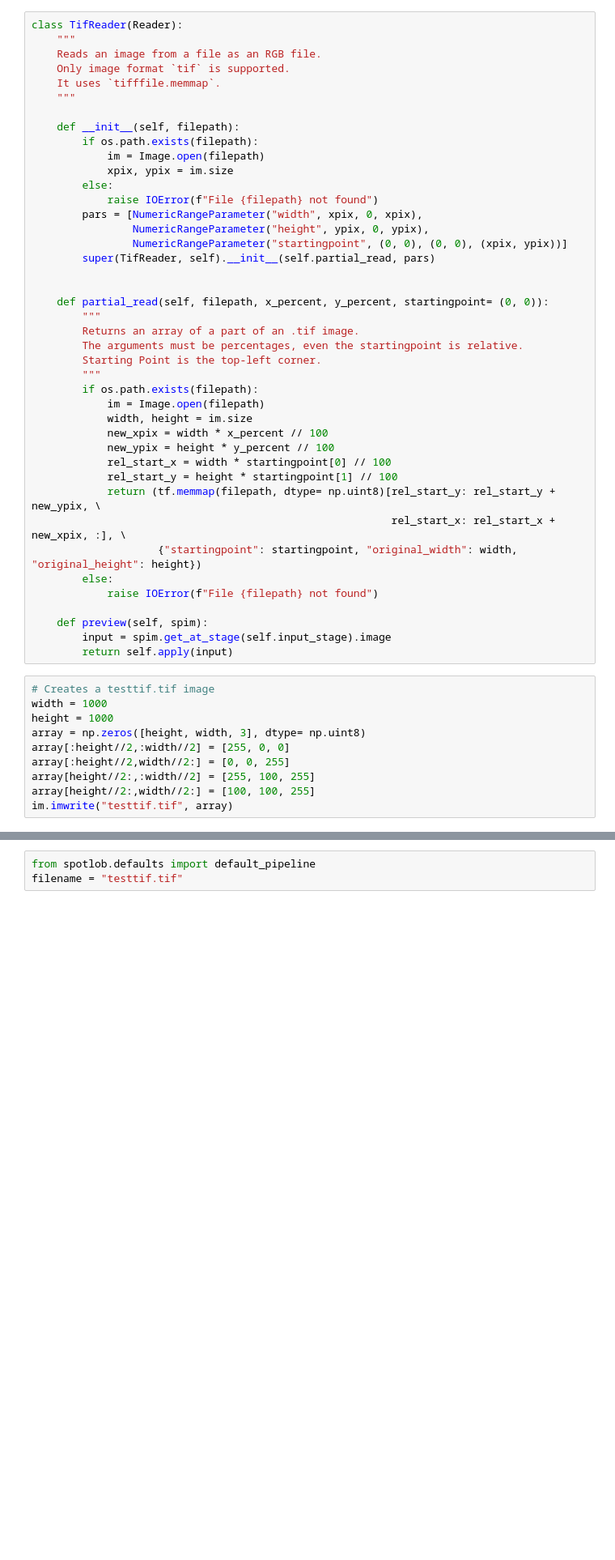
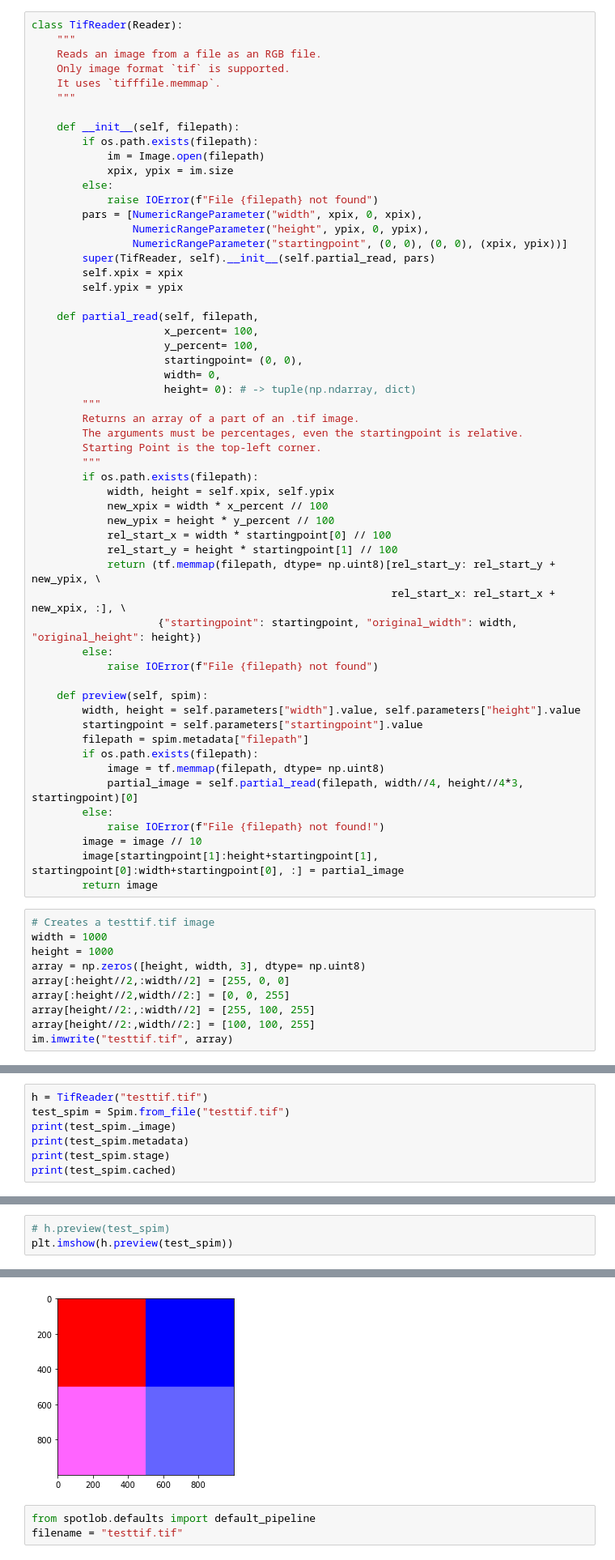
Before and after one commit to fa-me/spotlob, a Jupyter notebook: notebooks/new_tiff_reader.ipynb, the cells around one changed output, grey strips where cells are left out. Shown at 81% size. Saved outputs shown, nothing was run; the diff lists cells and outputs as text; blank space fills up the shorter version.

Commit message:
Latest version of the tifreader and the beginning of a test

```diff
--- a/notebooks/new_tiff_reader.ipynb
+++ b/notebooks/new_tiff_reader.ipynb
@@ -33,17 +34,22 @@ class TifReader(Reader):
                 NumericRangeParameter("height", ypix, 0, ypix),
                 NumericRangeParameter("startingpoint", (0, 0), (0, 0), (xpix, ypix))]
         super(TifReader, self).__init__(self.partial_read, pars)
+        self.xpix = xpix
+        self.ypix = ypix
 
-
-    def partial_read(self, filepath, x_percent, y_percent, startingpoint= (0, 0)):
+    def partial_read(self, filepath,
+                     x_percent= 100,
+                     y_percent= 100,
+                     startingpoint= (0, 0),
+                     width= 0,
+                     height= 0): # -> tuple(np.ndarray, dict)
         """
         Returns an array of a part of an .tif image.
         The arguments must be percentages, even the startingpoint is relative.
         Starting Point is the top-left corner.
         """
         if os.path.exists(filepath):
-            im = Image.open(filepath)
-            width, height = im.size
+            width, height = self.xpix, self.ypix
             new_xpix = width * x_percent // 100
             new_ypix = height * y_percent // 100
             rel_start_x = width * startingpoint[0] // 100
@@ -55,8 +61,17 @@ class TifReader(Reader):
             raise IOError(f"File {filepath} not found")
 
     def preview(self, spim):
-        input = spim.get_at_stage(self.input_stage).image
-        return self.apply(input)
+        width, height = self.parameters["width"].value, self.parameters["height"].value
+        startingpoint = self.parameters["startingpoint"].value
+        filepath = spim.metadata["filepath"]
+        if os.path.exists(filepath):
+            image = tf.memmap(filepath, dtype= np.uint8)
+            partial_image = self.partial_read(filepath, width//4, height//4*3, startingpoint)[0]
+        else:
+            raise IOError(f"File {filepath} not found!")
+        image = image // 10
+        image[startingpoint[1]:height+startingpoint[1], startingpoint[0]:width+startingpoint[0], :] = partial_image
+        return image
 # %%
 # Creates a testtif.tif image
 width = 1000
@@ -71,0 +85,7 @@ h = TifReader("testtif.tif")
+# %%
+h = TifReader("testtif.tif")
+test_spim = Spim.from_file("testtif.tif")
+print(test_spim._image)
+print(test_spim.metadata)
+print(test_spim.stage)
+print(test_spim.cached)
@@ -78,0 +109,4 @@ Canvas(toolbar=Toolbar(toolitems=[('Home', 'Reset original view', 'home', 'home'
+# %%
+# h.preview(test_spim)
+plt.imshow(h.preview(test_spim))
+# %% [output]
@@ -79,3 +114,4 @@ Canvas(toolbar=Toolbar(toolitems=[('Home', 'Reset original view', 'home', 'home'
+[figure, added]
 # %%
 from spotlob.defaults import default_pipeline
 filename = "testtif.tif"
```
Also changed, not shown: parts of 6 cells of this notebook, 1 other file.
